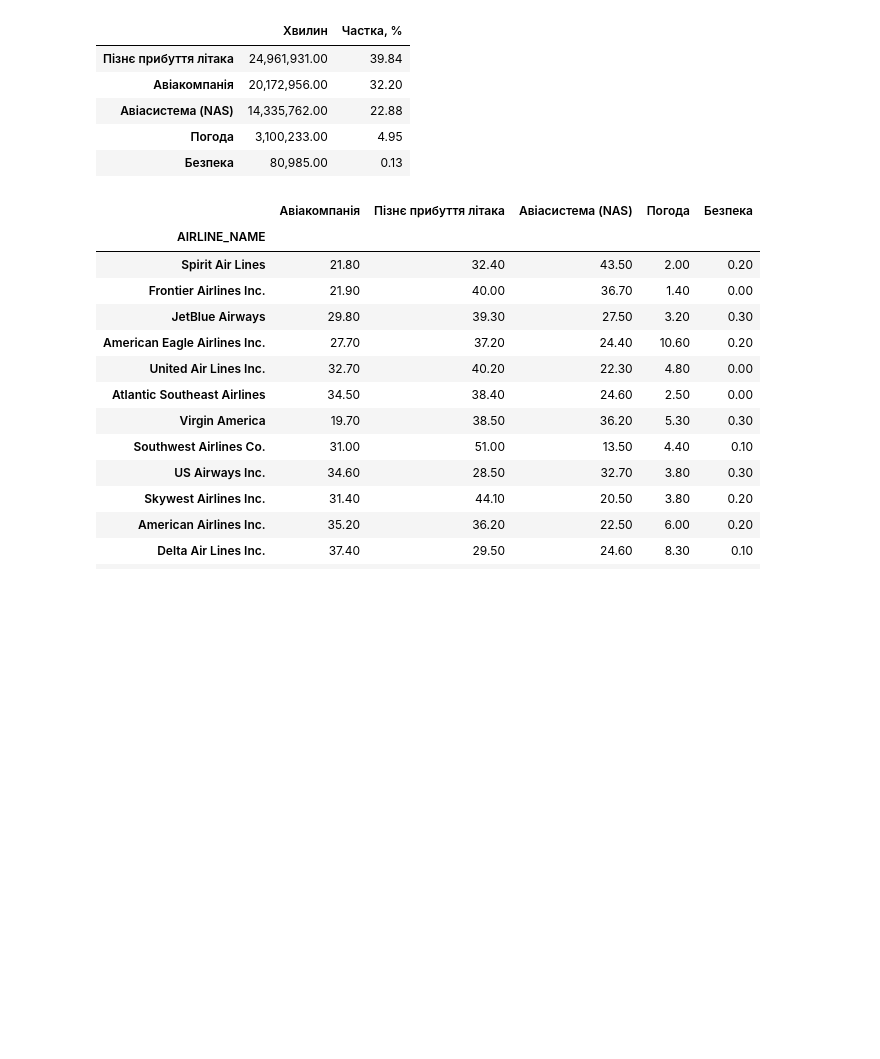
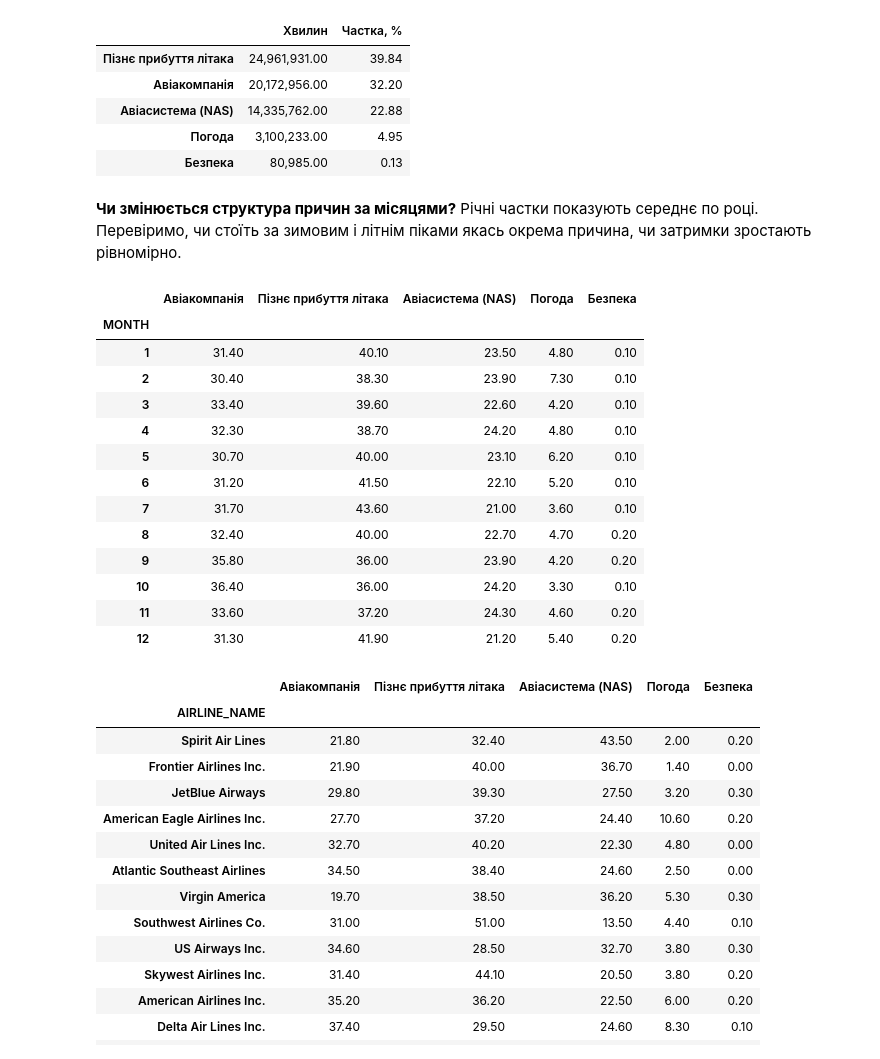
Before and after one commit to Peter-nik-bar/flight-delays-2015-analysis, a Jupyter notebook: notebooks/analysis.ipynb, the cells around one changed output. Saved outputs shown, nothing was run; the diff lists cells and outputs as text; code cells hidden in the pictures; blank space fills up the shorter version.

```diff
--- a/notebooks/analysis.ipynb
+++ b/notebooks/analysis.ipynb
@@ -704,6 +711,29 @@ pd.DataFrame({"Хвилин": cause_minutes, "Частка, %": cause_share}).so
 | Авіасистема (NAS) | 14,335,762.00 | 22.88 |
 | Погода | 3,100,233.00 | 4.95 |
 | Безпека | 80,985.00 | 0.13 |
+# %% [markdown]
+**Чи змінюється структура причин за місяцями?** Річні частки показують середнє по році. Перевіримо, чи стоїть за зимовим і літнім піками якась окрема причина, чи затримки зростають рівномірно.
+# %%
+cause_by_month = (done.groupby("MONTH")[list(CAUSE_COLS)].sum()
+                  .rename(columns=CAUSE_COLS))
+cause_by_month_pct = cause_by_month.div(
+    cause_by_month.sum(axis=1), axis=0) * 100
+cause_by_month_pct.round(1)
+# %% [output]
+|  | Авіакомпанія | Пізнє прибуття літака | Авіасистема (NAS) | Погода | Безпека |
+| MONTH |  |  |  |  |  |
+| 1 | 31.40 | 40.10 | 23.50 | 4.80 | 0.10 |
+| 2 | 30.40 | 38.30 | 23.90 | 7.30 | 0.10 |
+| 3 | 33.40 | 39.60 | 22.60 | 4.20 | 0.10 |
+| 4 | 32.30 | 38.70 | 24.20 | 4.80 | 0.10 |
+| 5 | 30.70 | 40.00 | 23.10 | 6.20 | 0.10 |
+| 6 | 31.20 | 41.50 | 22.10 | 5.20 | 0.10 |
+| 7 | 31.70 | 43.60 | 21.00 | 3.60 | 0.10 |
+| 8 | 32.40 | 40.00 | 22.70 | 4.70 | 0.20 |
+| 9 | 35.80 | 36.00 | 23.90 | 4.20 | 0.20 |
+| 10 | 36.40 | 36.00 | 24.20 | 3.30 | 0.10 |
+| 11 | 33.60 | 37.20 | 24.30 | 4.60 | 0.20 |
+| 12 | 31.30 | 41.90 | 21.20 | 5.40 | 0.20 |
 # %%
 causes_by_airline = done.groupby("AIRLINE_NAME")[list(CAUSE_COLS)].sum().rename(columns=CAUSE_COLS)
 causes_by_airline_pct = causes_by_airline.div(causes_by_airline.sum(axis=1), axis=0) * 100
```
Also changed, not shown: parts of 1 cell of this notebook, 3 other files.
